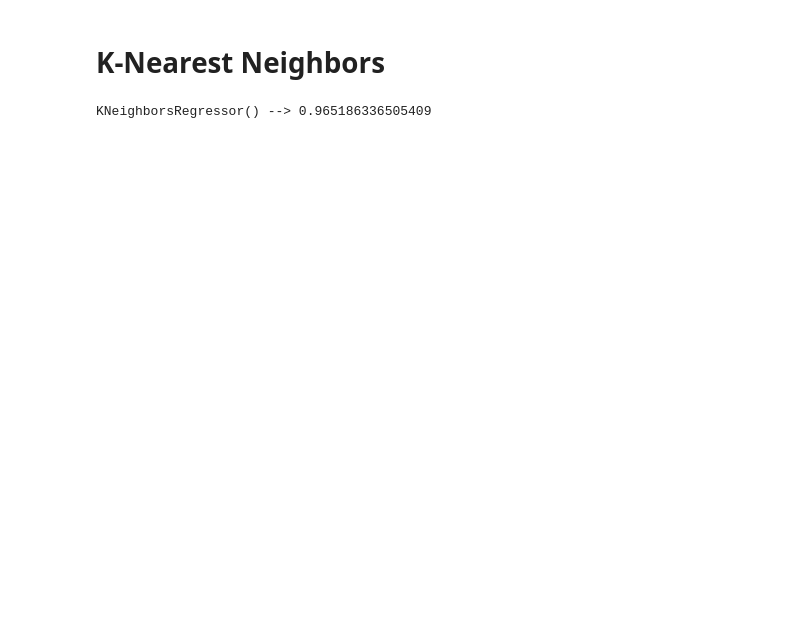
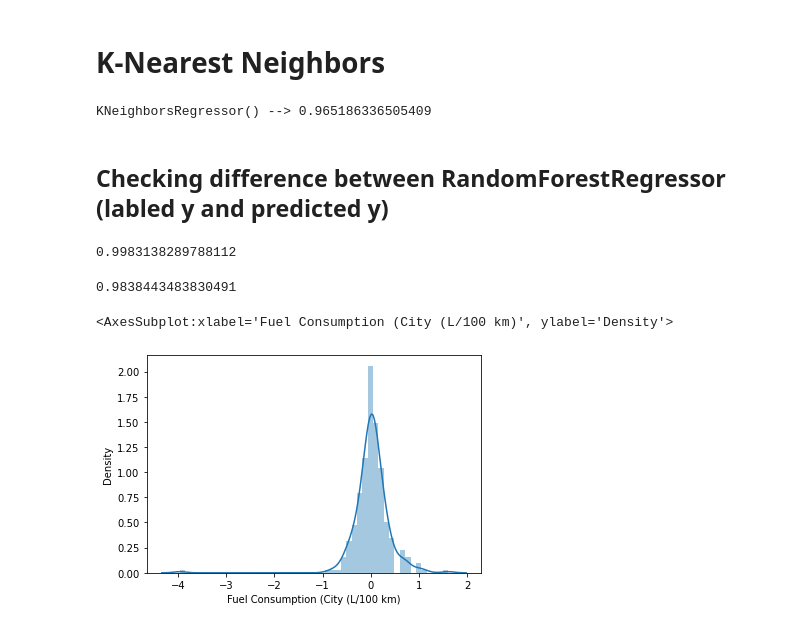
Before and after one commit to sachcha99/ML_Assignment2_IT19046594_IT19177410_IT19048642_IT19023410, a Jupyter notebook: Fuel_Consumption_ModelBuilding.ipynb, the cells around one changed output. Drawn from its saved outputs; the diff is of its cells as text; code cells hidden in the pictures; blank space fills up the shorter version.

```diff
--- a/Fuel_Consumption_ModelBuilding.ipynb
+++ b/Fuel_Consumption_ModelBuilding.ipynb
@@ -341,3 +341,21 @@ knn = KNeighborsRegressor()
 model_acc(knn)
 # %% [output]
 KNeighborsRegressor() --> 0.965186336505409
+# %% [markdown]
+## Checking difference between RandomForestRegressor (labled y and predicted y)
+# %%
+rf.fit(x_train,y_train)
+rf.score(x_train,y_train)
+# %% [output]
+0.9983138289788112
+# %%
+rf.score(x_test,y_test)
+# %% [output]
+0.9838443483830491
+# %%
+prediction=rf.predict(x_test)
+# %%
+sns.distplot(y_test-prediction)
+# %% [output]
+<AxesSubplot:xlabel='Fuel Consumption (City (L/100 km)', ylabel='Density'>
+[figure, added]
```
Also changed, not shown: parts of 8 cells of this notebook.
